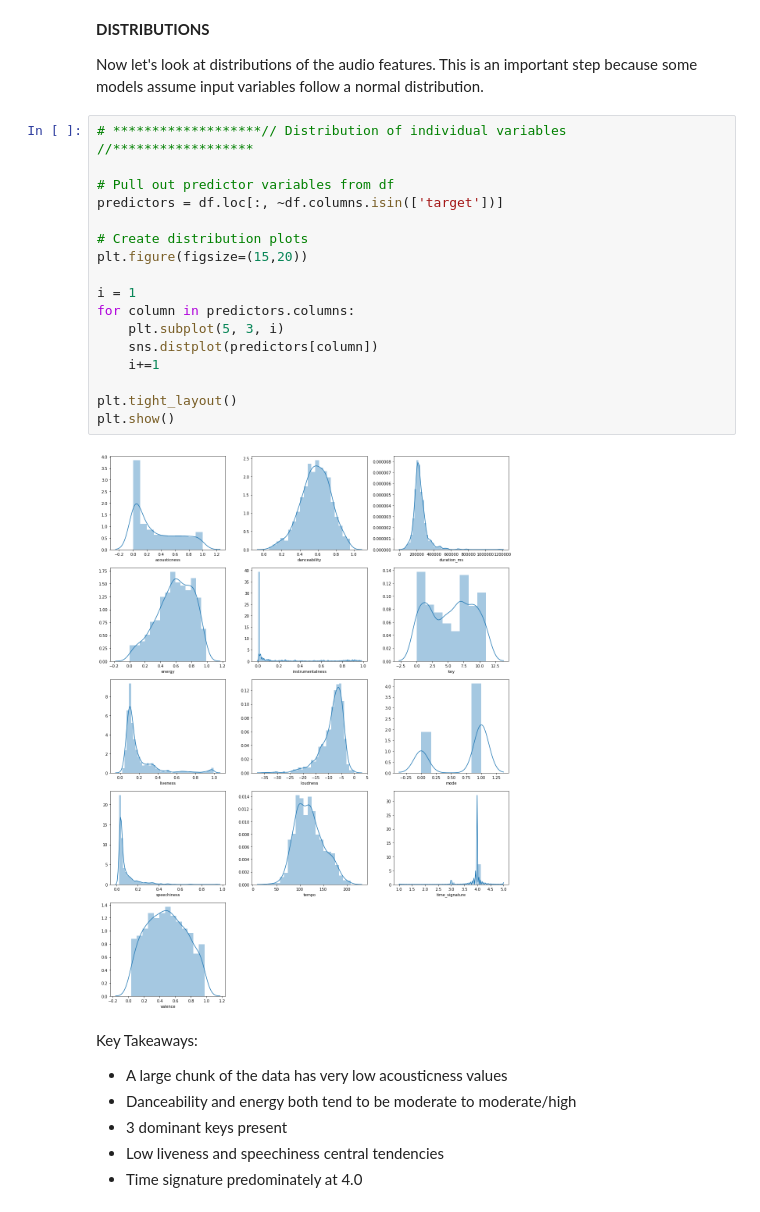
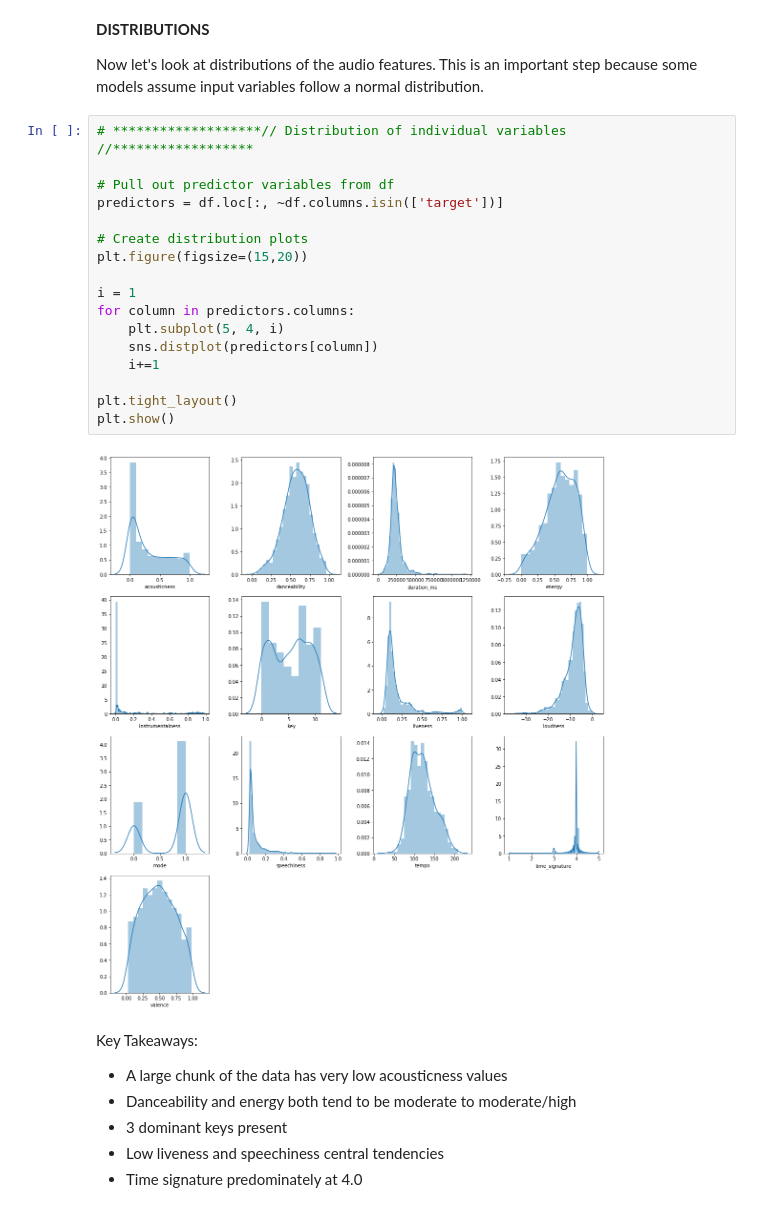
Before and after one commit to missytracy/Thinkful-Unit-3, a Jupyter notebook: Capstone/Part III Modeling.ipynb, the cells around one changed output. Drawn from its saved outputs; the diff is of its cells as text.

```diff
--- a/Capstone/Part III Modeling.ipynb
+++ b/Capstone/Part III Modeling.ipynb
@@ -112,22 +121,22 @@ Now let's look at distributions of the audio features.  This is an important ste
 # %%
 # *******************// Distribution of individual variables //******************
 
 # Pull out predictor variables from df
 predictors = df.loc[:, ~df.columns.isin(['target'])]
 
 # Create distribution plots
 plt.figure(figsize=(15,20))
 
 i = 1
 for column in predictors.columns:
-    plt.subplot(5, 3, i)
+    plt.subplot(5, 4, i)
     sns.distplot(predictors[column])
     i+=1
 
 plt.tight_layout()
 plt.show()
 # %% [output]
-[figure, old version]
+[figure, new version]
 # %% [markdown]
 Key Takeaways:
 * A large chunk of the data has very low acousticness values
```
Also changed, not shown: parts of 5 cells of this notebook.
